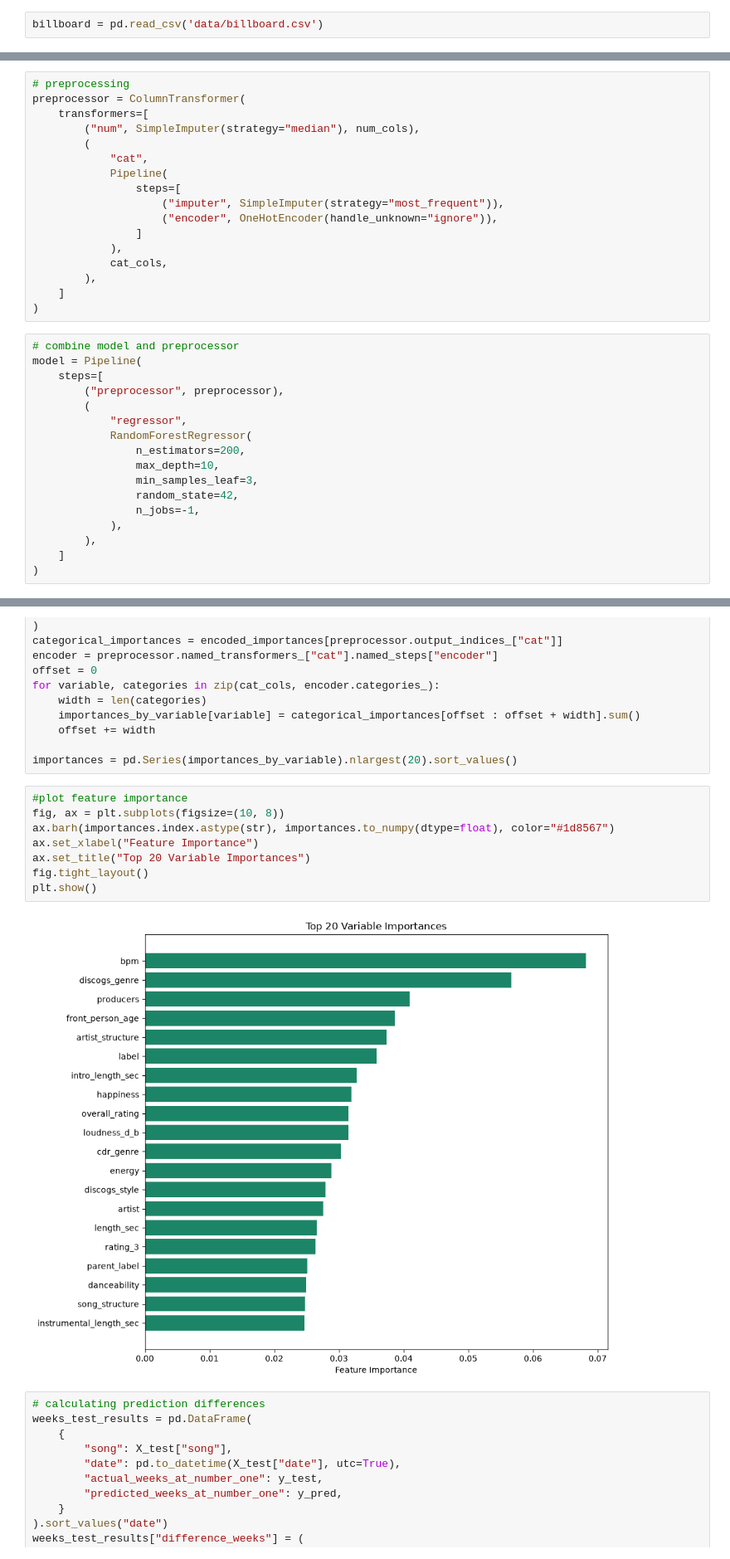
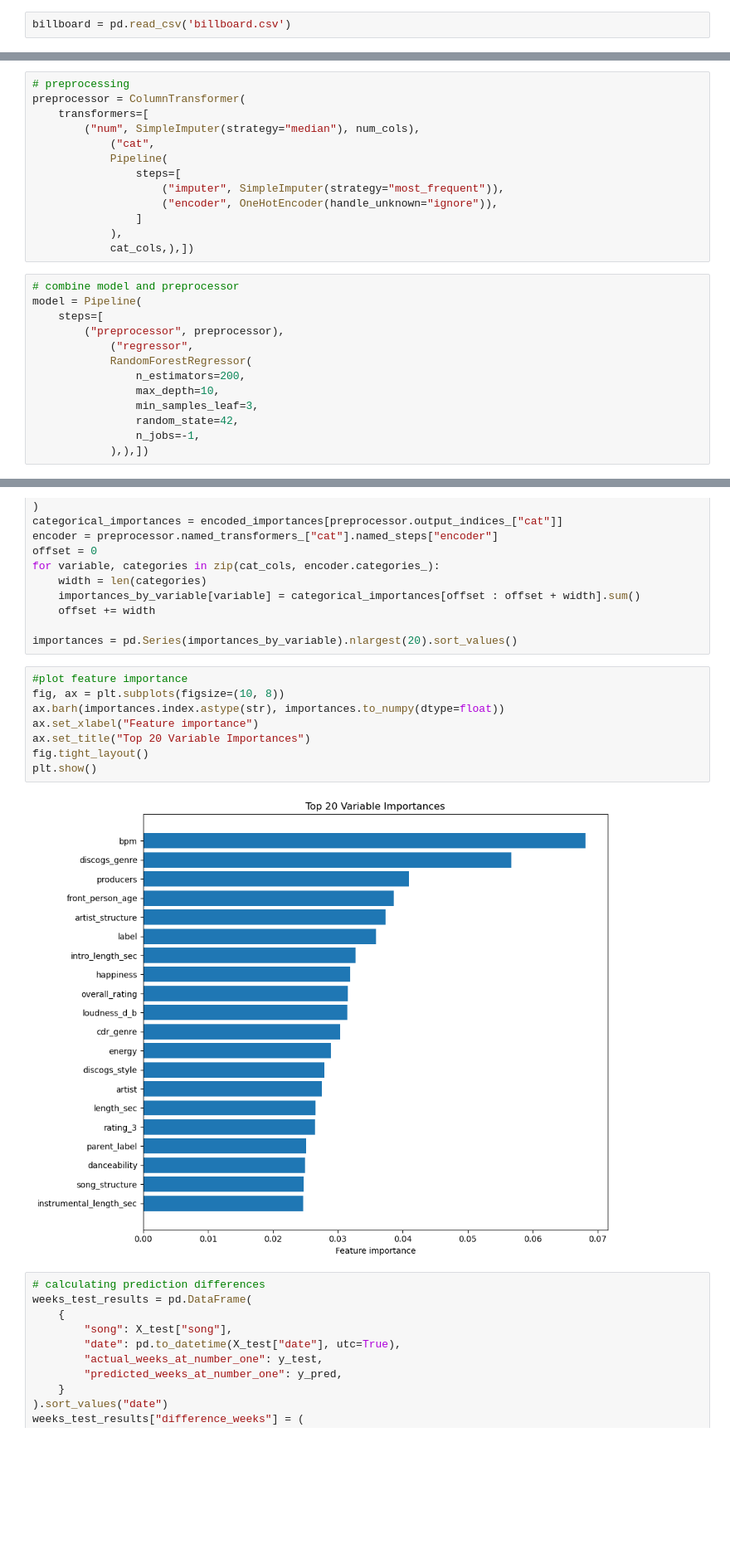
Before and after one commit to IzzyMRob/CS_161_Project, a Jupyter notebook: machinelearning.ipynb, the cells around one changed output, grey strips where cells are left out. Shown at 83% size. Drawn from its saved outputs; the diff is of its cells as text; blank space fills up the shorter version.

```diff
--- a/machinelearning.ipynb
+++ b/machinelearning.ipynb
@@ -9,7 +9,7 @@ from sklearn.pipeline import Pipeline
 from sklearn.impute import SimpleImputer
 from sklearn.preprocessing import OneHotEncoder
 # %%
-billboard = pd.read_csv('data/billboard.csv')
+billboard = pd.read_csv('billboard.csv')
 # %%
 # setting up model
 target = "weeks_at_number_one"
@@ -25,35 +22,27 @@ See https://pandas.pydata.org/docs/user_guide/migration-3-strings.html#string-mi
 preprocessor = ColumnTransformer(
     transformers=[
         ("num", SimpleImputer(strategy="median"), num_cols),
-        (
-            "cat",
+            ("cat",
             Pipeline(
                 steps=[
                     ("imputer", SimpleImputer(strategy="most_frequent")),
                     ("encoder", OneHotEncoder(handle_unknown="ignore")),
                 ]
             ),
-            cat_cols,
-        ),
-    ]
-)
+            cat_cols,),])
 # %%
 # combine model and preprocessor
 model = Pipeline(
     steps=[
         ("preprocessor", preprocessor),
-        (
-            "regressor",
+            ("regressor",
             RandomForestRegressor(
                 n_estimators=200,
                 max_depth=10,
                 min_samples_leaf=3,
                 random_state=42,
                 n_jobs=-1,
-            ),
-        ),
-    ]
-)
+            ),),])
 # %%
 # splitting data
 X_train, X_test, y_train, y_test = train_test_split(
@@ -87,13 +78,13 @@ importances = pd.Series(importances_by_variable).nlargest(20).sort_values()
 # %%
 #plot feature importance
 fig, ax = plt.subplots(figsize=(10, 8))
-ax.barh(importances.index.astype(str), importances.to_numpy(dtype=float), color="#1d8567")
-ax.set_xlabel("Feature Importance")
+ax.barh(importances.index.astype(str), importances.to_numpy(dtype=float))
+ax.set_xlabel("Feature importance")
 ax.set_title("Top 20 Variable Importances")
 fig.tight_layout()
 plt.show()
 # %% [output]
-[figure, old version]
+[figure, new version]
 # %%
 # calculating prediction differences
 weeks_test_results = pd.DataFrame(
```
Also changed, not shown: parts of 8 cells of this notebook.
